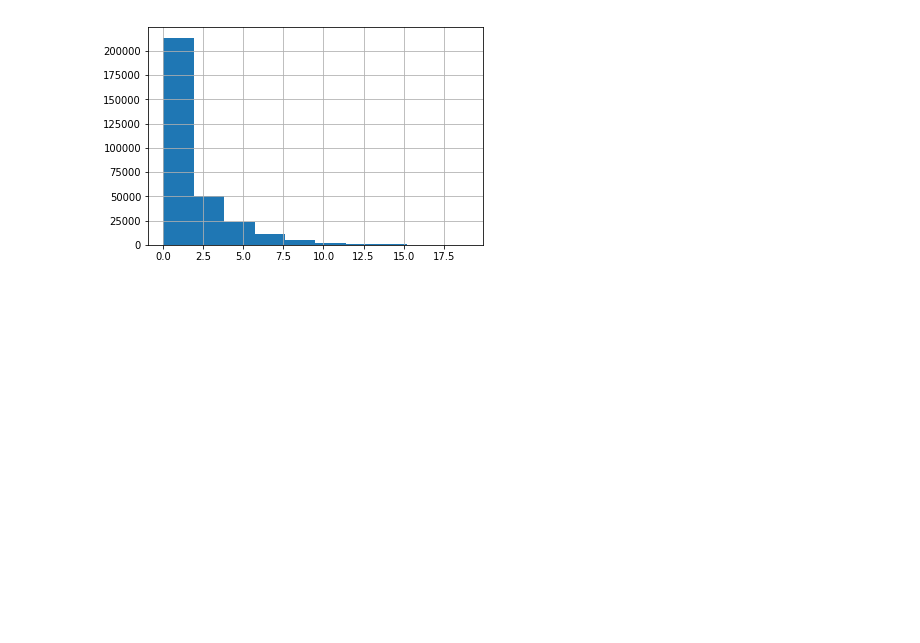
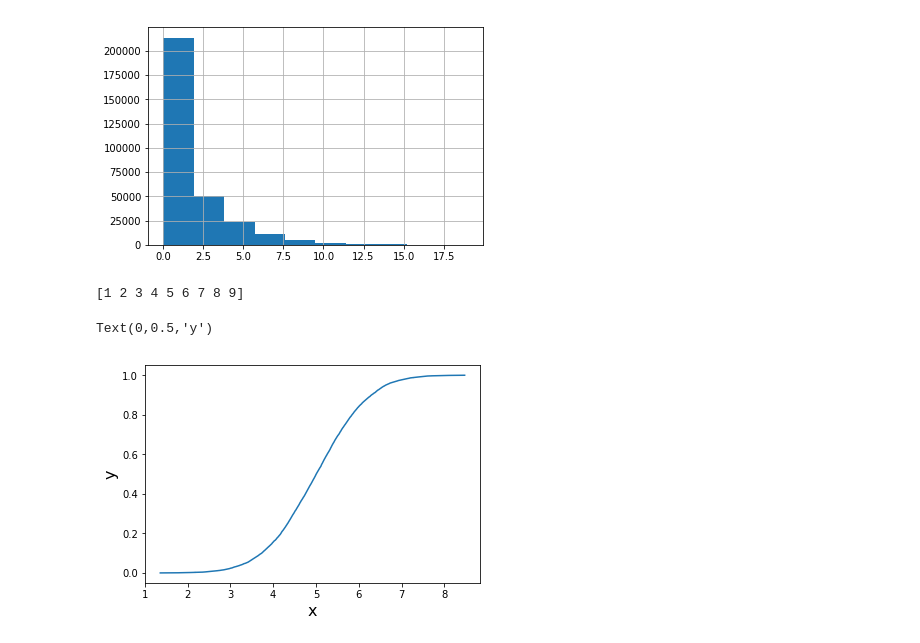
Before and after one commit to Yunyung/3rd-ML100Days, a Jupyter notebook: homework/Day_009_HW.ipynb, the cells around one changed output. Drawn from its saved outputs; the diff is of its cells as text; code cells hidden in the pictures; blank space fills up the shorter version.

Commit message:
modify Day_009_HW, draw ECDF from normal distribution

```diff
--- a/homework/Day_009_HW.ipynb
+++ b/homework/Day_009_HW.ipynb
@@ -283,3 +283,26 @@ app_train.loc[loc_a, loc_b].hist()
 plt.show()
 # %% [output]
 [figure]
+# %%
+# 繪製 normal distribution 的 ECDF
+# 參考網址: https://cmdlinetips.com/2019/05/empirical-cumulative-distribution-function-ecdf-in-python/
+import numpy as np
+import pandas as pd
+import seaborn as sns
+import matplotlib.pyplot as plt
+
+# mean and standard deviation
+mu, sigma = 5, 1
+# generate random data for ECDF
+rand_normal = np.random.normal(mu, sigma, 10000)
+x = np.sort(rand_normal)
+n = x.size
+y = np.arange(1, n+1) / n
+print(np.arange(1, 10))
+plt.plot(x, y);
+plt.xlabel('x', fontsize=16)
+plt.ylabel('y', fontsize=16)
+# %% [output]
+[1 2 3 4 5 6 7 8 9]
+Text(0,0.5,'y')
+[figure, added]
```
